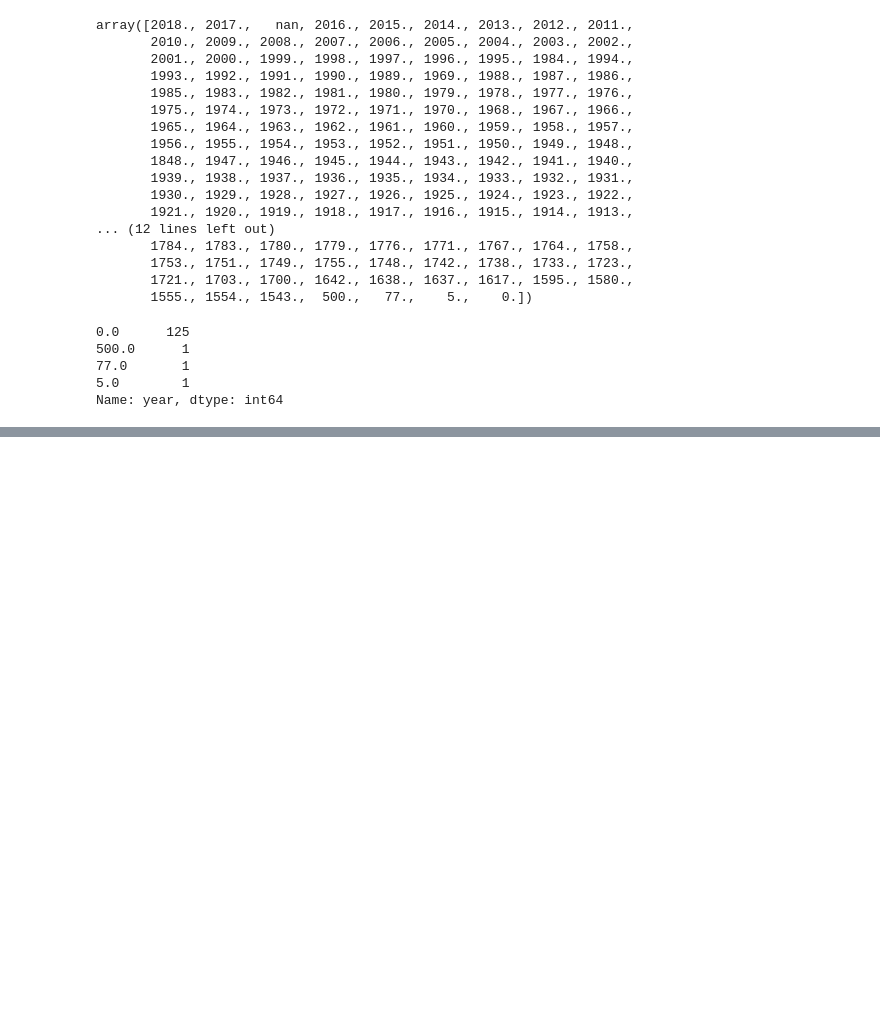
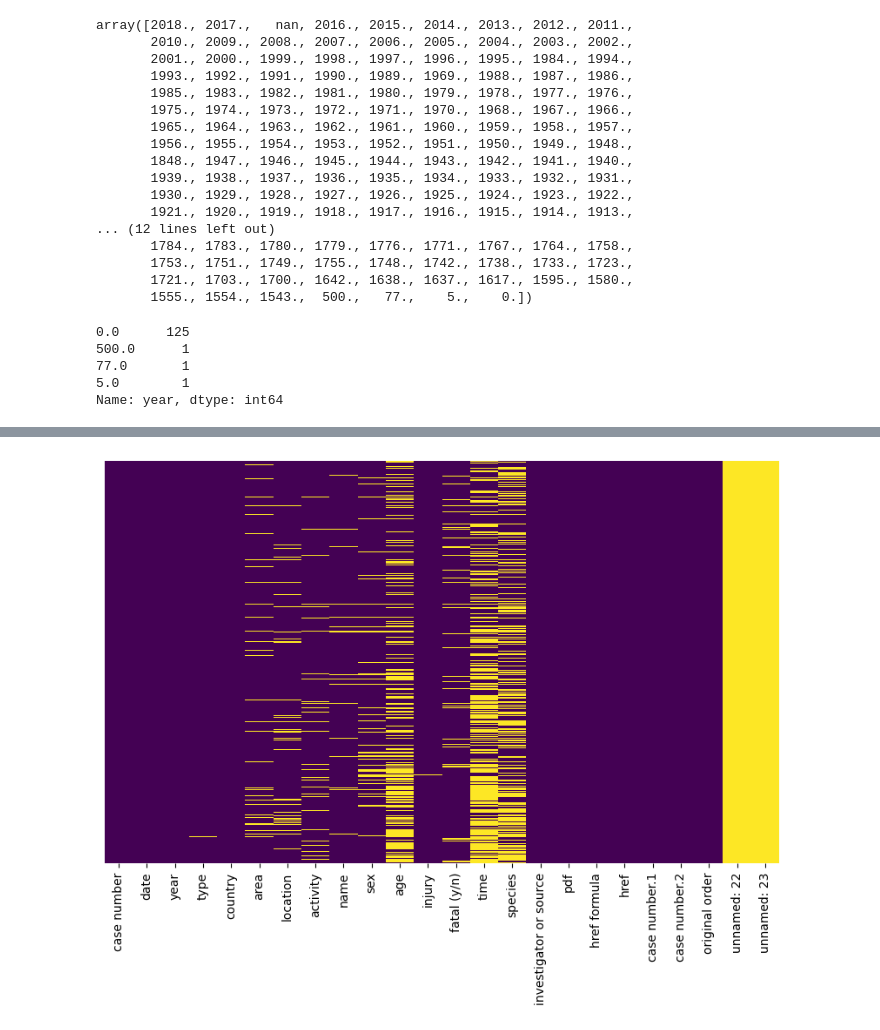
Before and after one commit to segomismo/1-proj-global-shark-attacks, a Jupyter notebook: src/Untitled.ipynb, the cells around one changed output, grey strips where cells are left out. Saved outputs shown, nothing was run; the diff lists cells and outputs as text; code cells hidden in the pictures; blank space fills up the shorter version.

```diff
--- a/src/Untitled.ipynb
+++ b/src/Untitled.ipynb
@@ -277,0 +271,19 @@ date_col[0:70]
+# %%
+#Según vemos, hay muchos casos que solo tienen el parámetro "case number". En nuestro caso y con el fin que buscamos, a eliminar
+#todos los casos que no tengan país, para eso utilizamos el metodo dropna
+#df.dropna(subset=['columna_especifica'], inplace=True)
+tiburones.dropna(subset= ["country"], inplace=True)
+# %%
+#volvemos a comprobar los gráficos para ver si se han eliminado las filas que queriamos
+nan_cols = tiburones.isna().sum()
+plt.figure(figsize=(10, 6))  # inicia la figura y establece el tamaño
+
+sns.heatmap(tiburones.isna(),   # datos
+            yticklabels=False,
+            cmap='viridis',
+            cbar=False
+           )
+
+plt.show();
+# %% [output]
+[figure, added]
```
Also changed, not shown: parts of 23 cells of this notebook, 2 other files.
